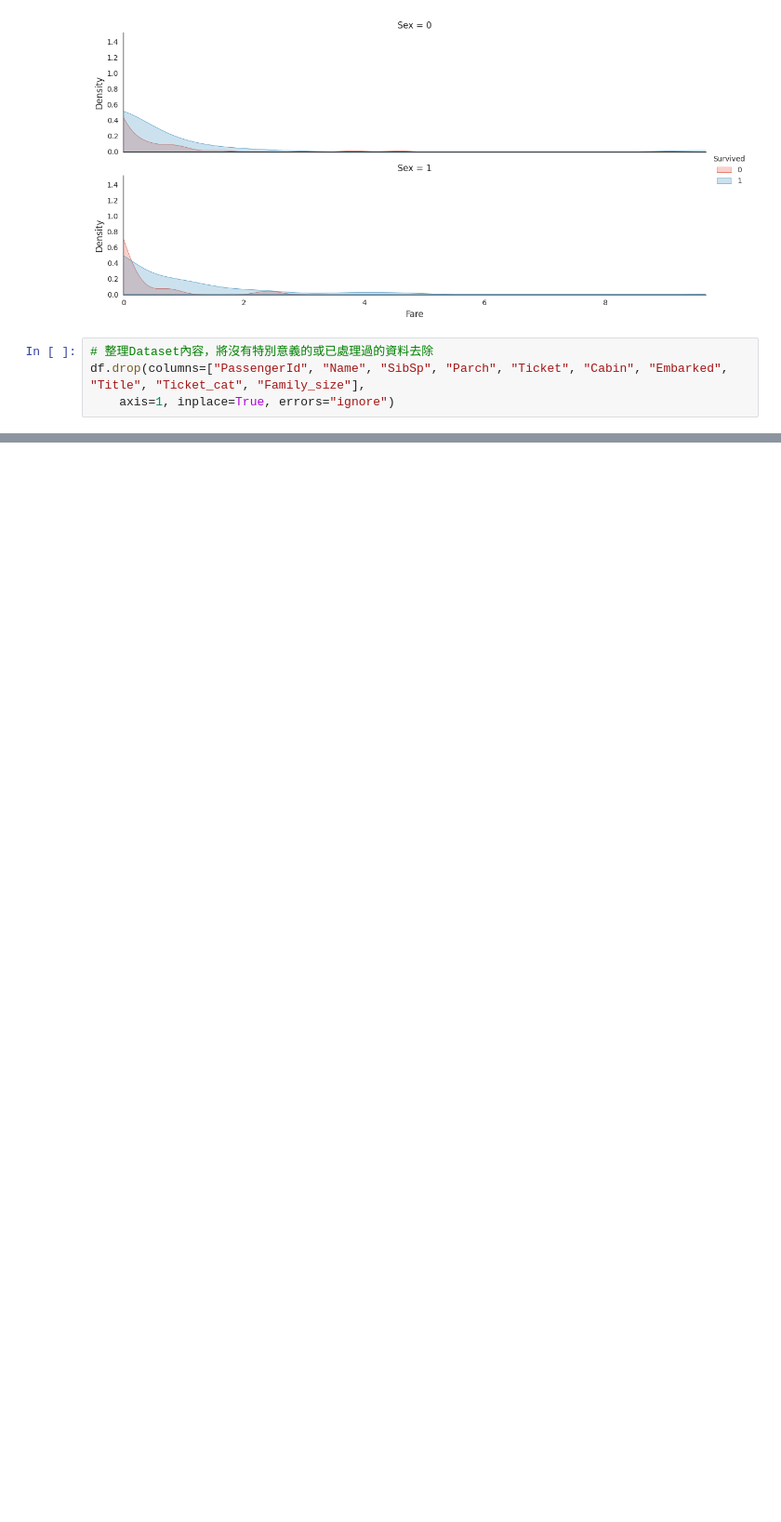
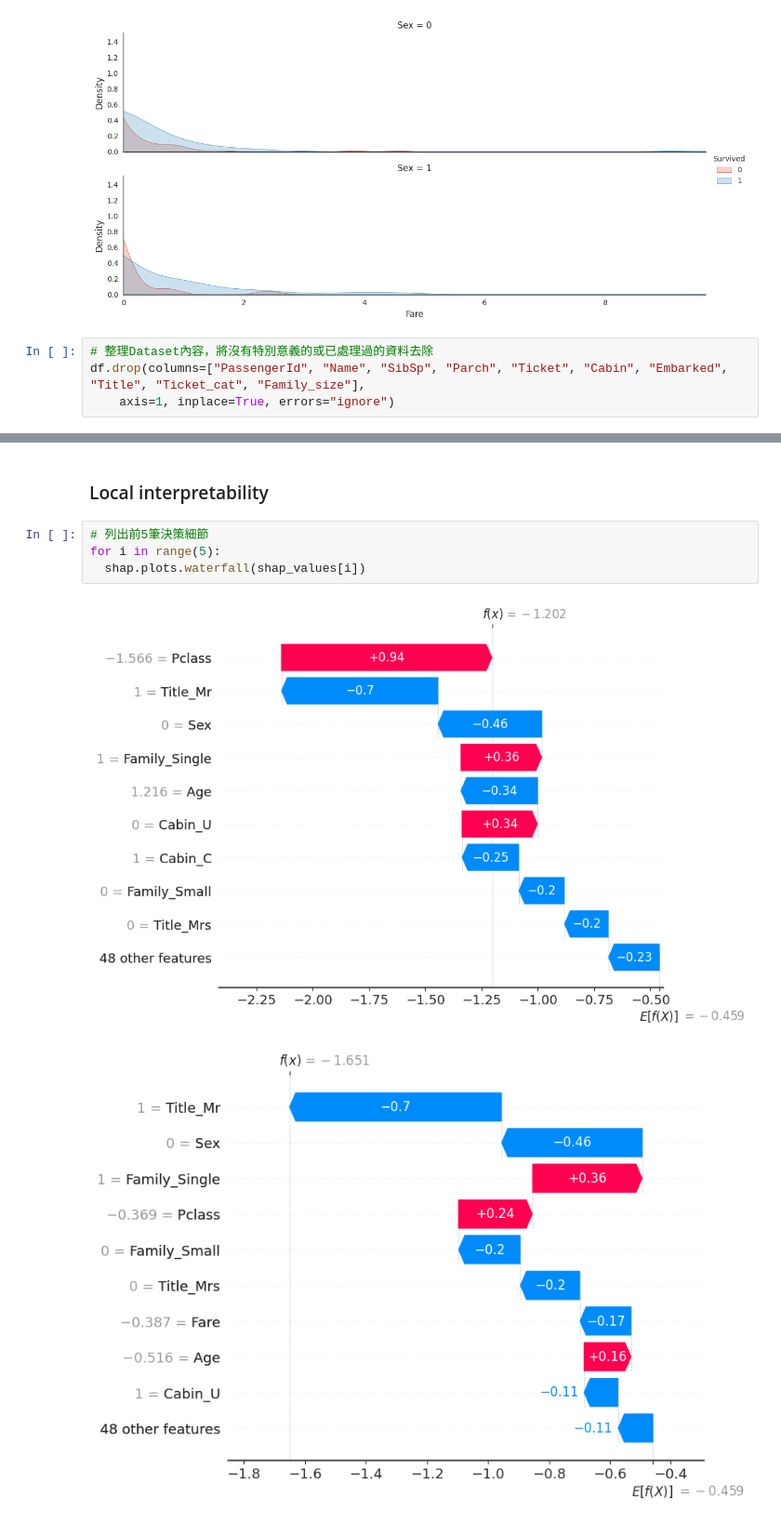
Before and after one commit to jinrumiao/titanic-analysis, a Jupyter notebook: 專題實作_01：鐵達尼號存活預測.ipynb, the cells around one changed output, grey strips where cells are left out. Shown at 93% size. Cells and saved outputs as stored; diff of their text form; blank space fills up the shorter version.

```diff
--- a/專題實作_01：鐵達尼號存活預測.ipynb
+++ b/專題實作_01：鐵達尼號存活預測.ipynb
@@ -234,0 +350,9 @@ print(scores.mean())
+# %% [markdown]
+### Local interpretability
+# %%
+# 列出前5筆決策細節
+for i in range(5):
+  shap.plots.waterfall(shap_values[i])
+# %% [output]
+[figure, added]
+[figure, added]
```
Also changed, not shown: parts of 24 cells of this notebook.
